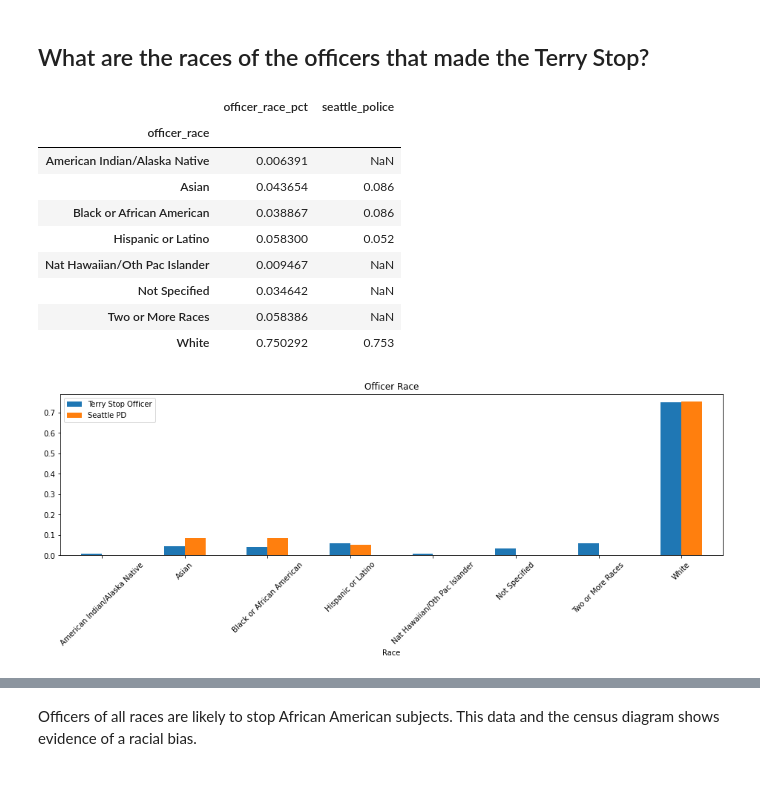
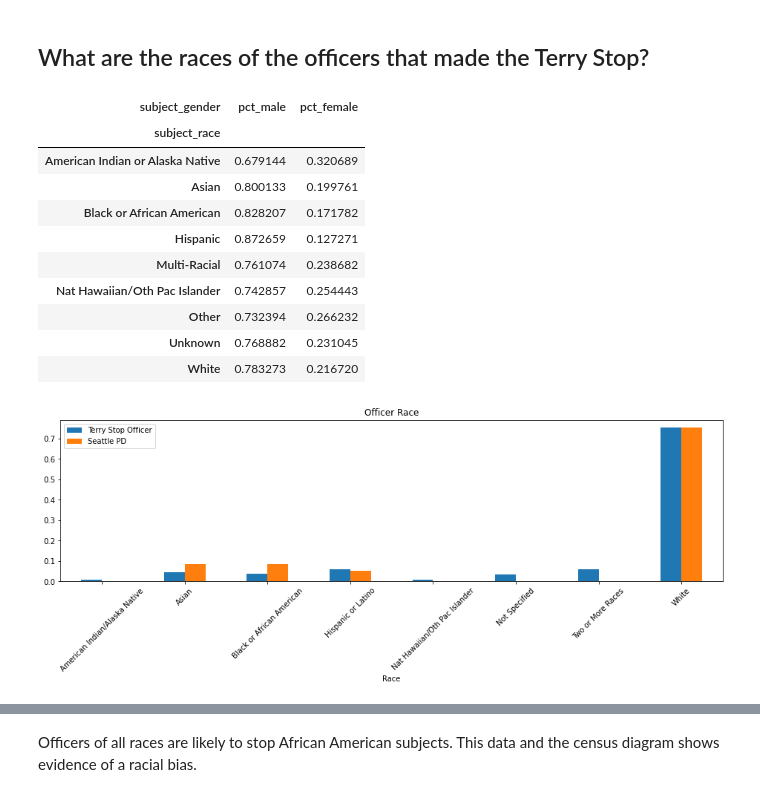
Before and after one commit to letruong711/Terry_Stop_Frisk, a Jupyter notebook: Data Exploration.ipynb, the cells around one changed output, grey strips where cells are left out. Cells and saved outputs as stored; diff of their text form; code cells hidden in the pictures.

```diff
--- a/Data Exploration.ipynb
+++ b/Data Exploration.ipynb
@@ -157,38 +159,39 @@ Men are 3x as likely to get stopped. Hispanic and African American men are highe
 ## What are the races of the officers that made the Terry Stop?
 # %%
 #subset the data
-tmp = df[['officer_race','count']]
-tmp = tmp.groupby('officer_race')[['count']].count()
+orace = df[['officer_race','count']]
+orace = orace.groupby('officer_race')[['count']].count()
 
 #create dataframe with demographics of the Seattle Police Force
 #https://www.governing.com/gov-data/safety-justice/police-department-officer-demographics-minority-representation.html
 police_race = pd.DataFrame(index = ['White', 'Hispanic or Latino',
                                     'Black or African American', 'Asian'],
                            data = {'seattle_police' : [.753,.052,.086,.086]} )
 
 #generate officer race percentage
-tmp['officer_race_pct'] = tmp['count'] / int(tmp.sum())
-
-tmp.drop(['count'], inplace = True, axis = 1) # drop original columns
-
-tmp = tmp.join(police_race)                   #join both dataframes together
+orace['officer_race_pct'] = orace['count'] / int(orace.sum())
+# drop original columns
+orace.drop(['count'], inplace = True, axis = 1)
+#join both dataframes together
+orace = orace.join(police_race)
 
 #create plot
-tmp.plot(kind = 'bar', figsize = (16, 4))
-_plt.xticks(rotation = 45)
+orace.plot(kind = 'bar', figsize = (16, 4))
+plt.xticks(rotation = 45)
 plt.title('Officer Race')
 plt.xlabel('Race')
 plt.legend(loc = 'best', labels = ['Terry Stop Officer', 'Seattle PD'] )
 tmp
 # %% [output]
-|  | officer_race_pct | seattle_police |
-| officer_race |  |  |
-| American Indian/Alaska Native | 0.006391 | NaN |
-| Asian | 0.043654 | 0.086 |
-| Black or African American | 0.038867 | 0.086 |
-| Hispanic or Latino | 0.058300 | 0.052 |
-| Nat Hawaiian/Oth Pac Islander | 0.009467 | NaN |
-| Not Specified | 0.034642 | NaN |
-| Two or More Races | 0.058386 | NaN |
-| White | 0.750292 | 0.753 |
+| subject_gender | pct_male | pct_female |
+| subject_race |  |  |
+| American Indian or Alaska Native | 0.679144 | 0.320689 |
+| Asian | 0.800133 | 0.199761 |
+| Black or African American | 0.828207 | 0.171782 |
+| Hispanic | 0.872659 | 0.127271 |
+| Multi-Racial | 0.761074 | 0.238682 |
+| Nat Hawaiian/Oth Pac Islander | 0.742857 | 0.254443 |
+| Other | 0.732394 | 0.266232 |
+| Unknown | 0.768882 | 0.231045 |
+| White | 0.783273 | 0.216720 |
 [figure]
```
Also changed, not shown: parts of 4 cells of this notebook, 2 other files.
